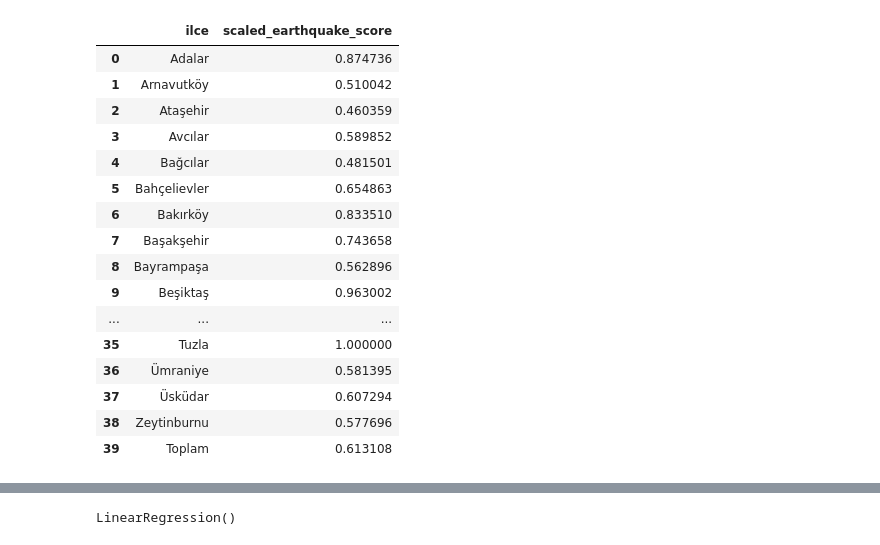
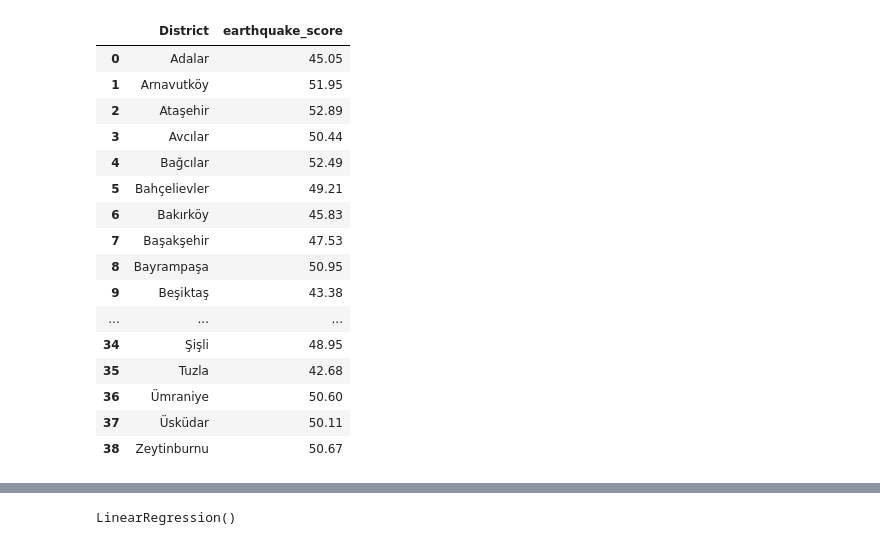
Before and after one commit to efkirmizi/Optimization_Project, a Jupyter notebook: main.ipynb, the cells around one changed output, grey strips where cells are left out. Saved outputs shown, nothing was run; the diff lists cells and outputs as text; code cells hidden in the pictures.

```diff
--- a/main.ipynb
+++ b/main.ipynb
@@ -192,31 +154,28 @@ air_df
 # %%
 earthquake_df = pd.read_csv(r"data\ilce_bazlı_sosyal_hasar_gorulebilirlik_puanlari.csv")
 
-earthquake_scaler = MinMaxScaler_Cost(earthquake_df['Ortalama'])
-
-scaled_earthquake = earthquake_scaler.scale(earthquake_df['Ortalama'])
-earthquake_df['scaled_earthquake_score'] = scaled_earthquake
-earthquake_df = earthquake_df[['İlçeler', 'scaled_earthquake_score']]
-earthquake_df = earthquake_df.rename(columns={'İlçeler': 'ilce'})
+earthquake_df = earthquake_df.rename(columns={'İlçeler': 'District', 'Ortalama': 'earthquake_score'})
+earthquake_df = earthquake_df[['District', 'earthquake_score']]
+earthquake_df = earthquake_df.iloc[:-1]
 earthquake_df
 # %% [output]
-|  | ilce | scaled_earthquake_score |
-| 0 | Adalar | 0.874736 |
-| 1 | Arnavutköy | 0.510042 |
-| 2 | Ataşehir | 0.460359 |
-| 3 | Avcılar | 0.589852 |
-| 4 | Bağcılar | 0.481501 |
-| 5 | Bahçelievler | 0.654863 |
-| 6 | Bakırköy | 0.833510 |
-| 7 | Başakşehir | 0.743658 |
-| 8 | Bayrampaşa | 0.562896 |
-| 9 | Beşiktaş | 0.963002 |
+|  | District | earthquake_score |
+| 0 | Adalar | 45.05 |
+| 1 | Arnavutköy | 51.95 |
+| 2 | Ataşehir | 52.89 |
+| 3 | Avcılar | 50.44 |
+| 4 | Bağcılar | 52.49 |
+| 5 | Bahçelievler | 49.21 |
+| 6 | Bakırköy | 45.83 |
+| 7 | Başakşehir | 47.53 |
+| 8 | Bayrampaşa | 50.95 |
+| 9 | Beşiktaş | 43.38 |
 | ... | ... | ... |
-| 35 | Tuzla | 1.000000 |
-| 36 | Ümraniye | 0.581395 |
-| 37 | Üsküdar | 0.607294 |
-| 38 | Zeytinburnu | 0.577696 |
-| 39 | Toplam | 0.613108 |
+| 34 | Şişli | 48.95 |
+| 35 | Tuzla | 42.68 |
+| 36 | Ümraniye | 50.60 |
+| 37 | Üsküdar | 50.11 |
+| 38 | Zeytinburnu | 50.67 |
 # %%
 gas_df = pd.read_csv(r"data\ilce-baznda-aylk-doalgaz-tuketim-miktar-2015-2023-nisan.csv")
 gas_df.drop(gas_df[gas_df['Yıl'] != 2023].index, axis=0, inplace=True)
```
Also changed, not shown: parts of 31 cells of this notebook, 2 other files.
